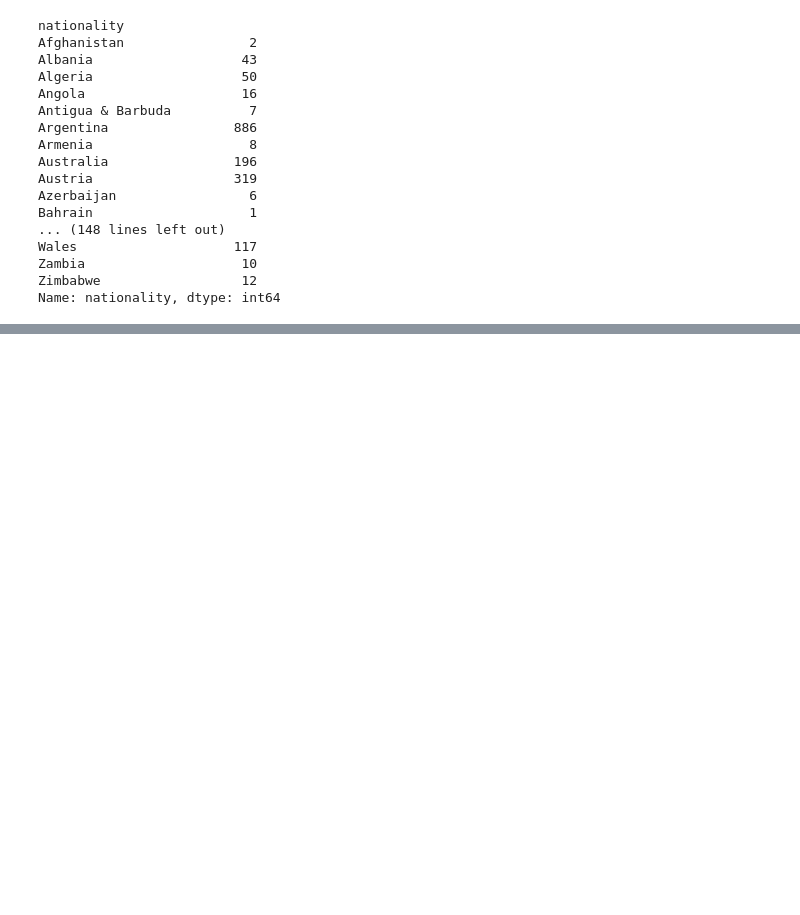
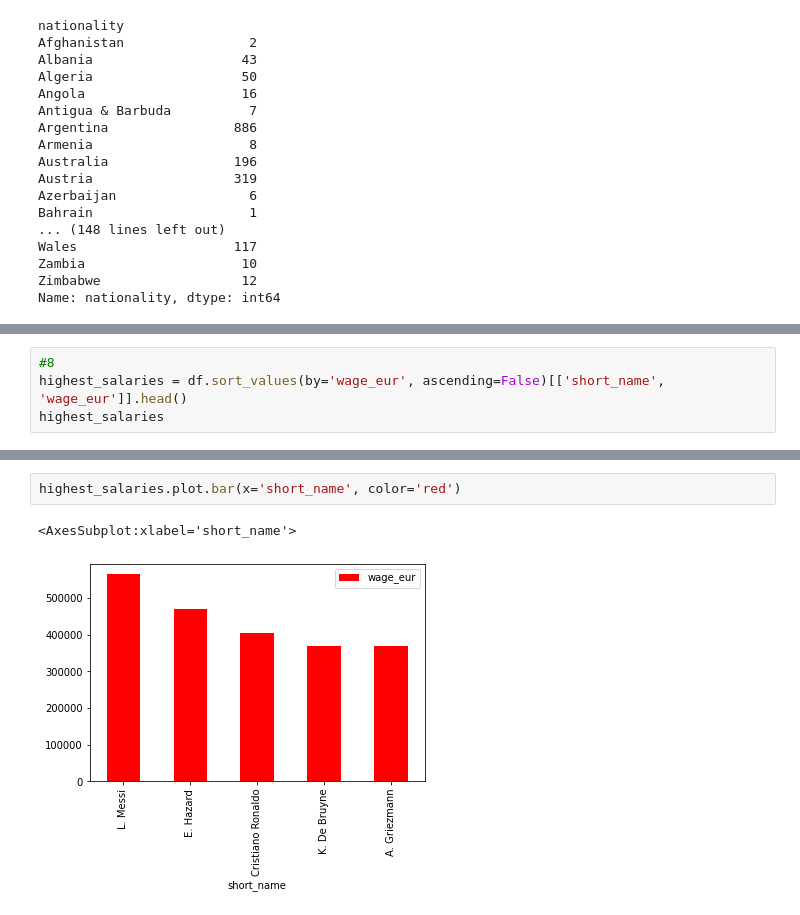
Before and after one commit to mphelps1978/JumpPlus_Fifa_Data_Analysis, a Jupyter notebook: JumpPlus_FIFA_Data.ipynb, the cells around one changed output, grey strips where cells are left out. Cells and saved outputs as stored; diff of their text form; blank space fills up the shorter version.

```diff
--- a/JumpPlus_FIFA_Data.ipynb
+++ b/JumpPlus_FIFA_Data.ipynb
@@ -102,0 +114,4 @@ t5countries = df.groupby(['nationality'])['nationality'].count().sort_values(asc
+# %%
+#8
+highest_salaries = df.sort_values(by='wage_eur', ascending=False)[['short_name', 'wage_eur']].head()
+highest_salaries
@@ -102,0 +125,5 @@ t5countries = df.groupby(['nationality'])['nationality'].count().sort_values(asc
+# %%
+highest_salaries.plot.bar(x='short_name', color='red')
+# %% [output]
+<AxesSubplot:xlabel='short_name'>
+[figure, added]
```
Also changed, not shown: parts of 8 cells of this notebook.
